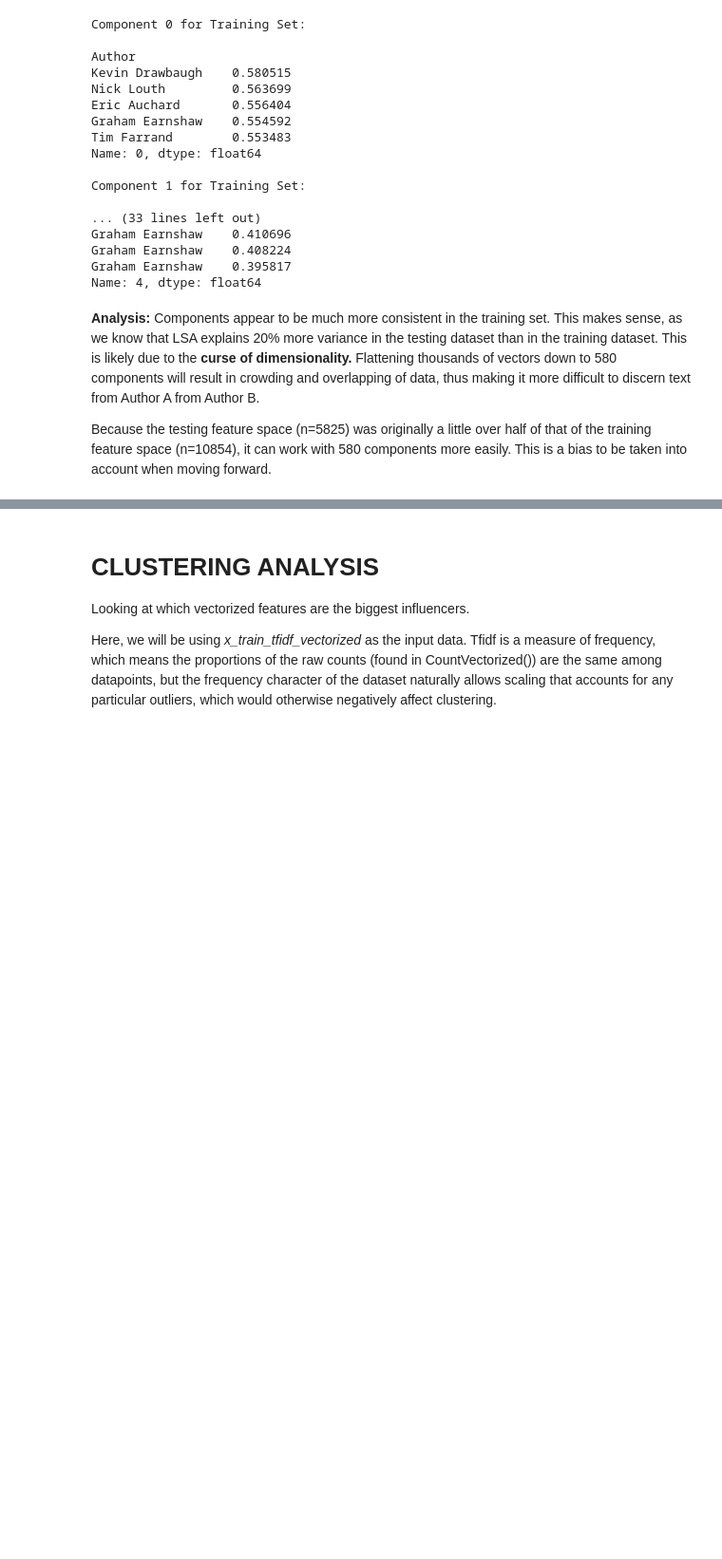
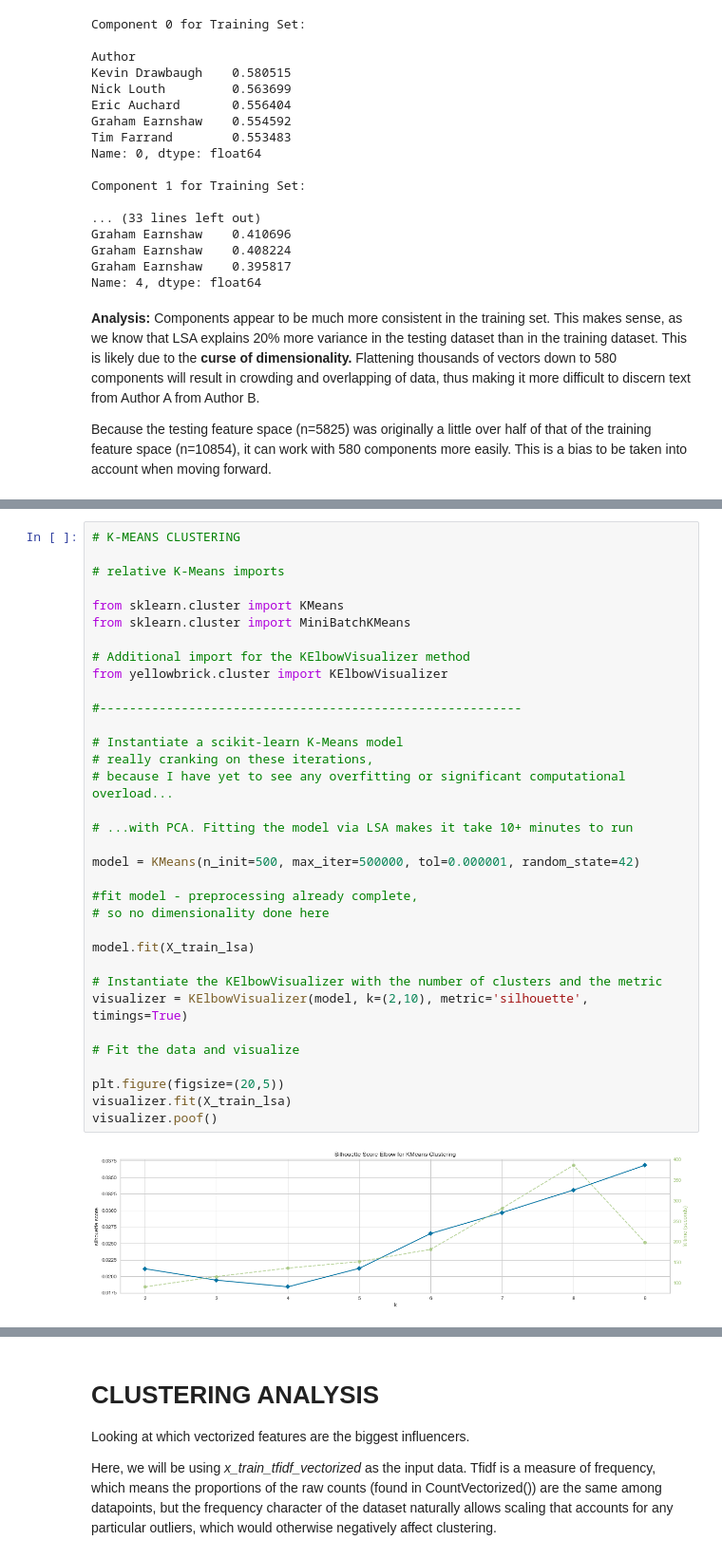
Before and after one commit to jafonte01/CAPSTONE---Unsupervised-Learning, a Jupyter notebook: Unit 4 NEW Capstone .ipynb, the cells around one changed output, grey strips where cells are left out. Shown: that part at 95% size. Drawn from its saved outputs; the diff is of its cells as text; blank space fills up the shorter version.

Commit message:
K-Means analysis complete
beginning minibatch

```diff
--- a/Unit 4 NEW Capstone .ipynb
+++ b/Unit 4 NEW Capstone .ipynb
@@ -864,0 +872,36 @@ Clustering analysis is meant to find which features are most similar to each oth
+# %%
+# K-MEANS CLUSTERING
+
+# relative K-Means imports
+
+from sklearn.cluster import KMeans
+from sklearn.cluster import MiniBatchKMeans
+
+# Additional import for the KElbowVisualizer method
+from yellowbrick.cluster import KElbowVisualizer
+
+#---------------------------------------------------------
+
+# Instantiate a scikit-learn K-Means model
+# really cranking on these iterations,
+# because I have yet to see any overfitting or significant computational overload...
+
+# ...with PCA. Fitting the model via LSA makes it take 10+ minutes to run
+
+model = KMeans(n_init=500, max_iter=500000, tol=0.000001, random_state=42)
+
+#fit model - preprocessing already complete,
+# so no dimensionality done here
+
+model.fit(X_train_lsa)
+
+# Instantiate the KElbowVisualizer with the number of clusters and the metric
+visualizer = KElbowVisualizer(model, k=(2,10), metric='silhouette', timings=True)
+
+# Fit the data and visualize
+
+plt.figure(figsize=(20,5))
+visualizer.fit(X_train_lsa)
+visualizer.poof()
+# %% [output]
+[figure, added]
```
Also changed, not shown: parts of 20 cells of this notebook.
